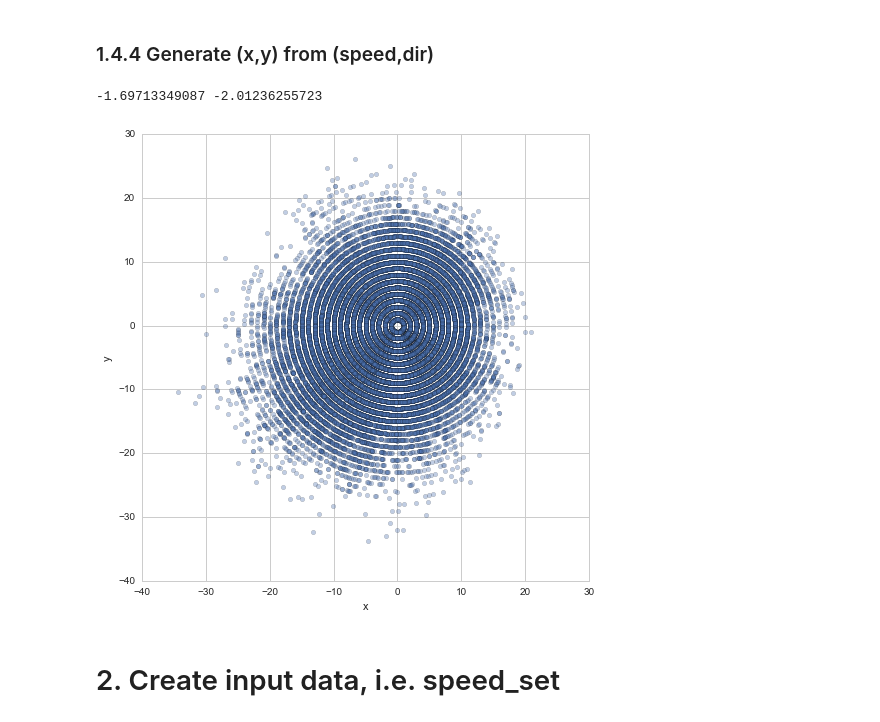
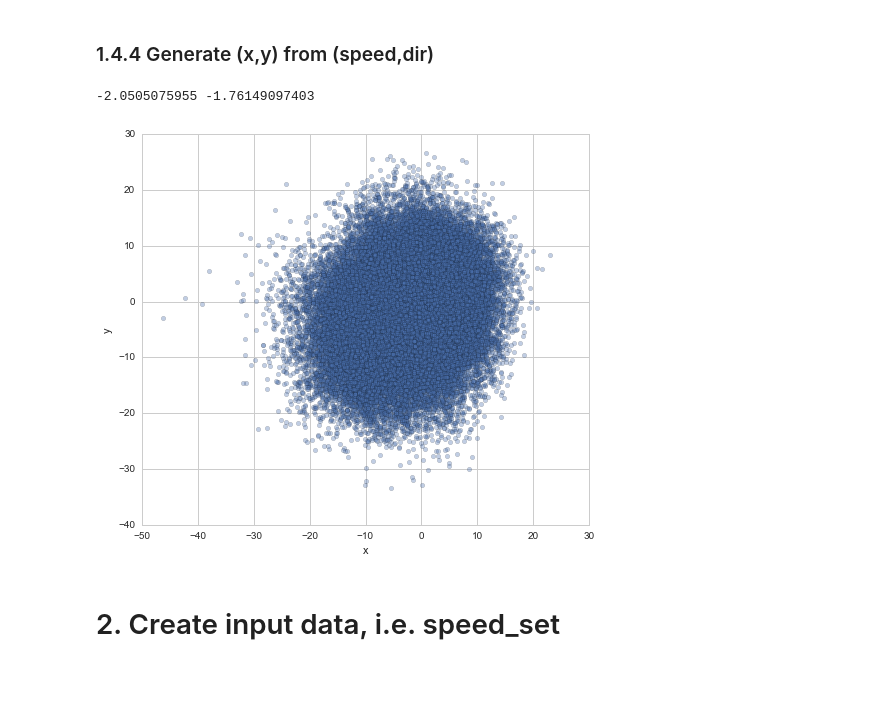
Before and after one commit to cqcn1991/Wind-Speed-Analysis, a Jupyter notebook: time_shift.ipynb, the cells around one changed output. Saved outputs shown, nothing was run; the diff lists cells and outputs as text; code cells hidden in the pictures; blank space fills up the shorter version.

```diff
--- a/time_shift.ipynb
+++ b/time_shift.ipynb
@@ -351,8 +413,10 @@ Name: dir, dtype: int64
 ### 1.4.3 Re-distribute Direction, within each sector (optional)
 e.g. Dir 50 -> -45 ~ 55, to make KDE result better
 # %%
-def randomize_angle(df):
-    df['dir_ran'] = df['dir'].apply(lambda x: (x + np.random.uniform(-5,5))% 360)
+sector_length = 10 if not cn_database else 22.5
+
+def randomize_angle(df, sector_length = 10):
+    df['dir_ran'] = df['dir'].apply(lambda x: (x + np.random.uniform(-sector_length/2,sector_length/2))% 360)
 
     bins=np.arange(0, 360+10, 5)
     df['dir'].hist(bins=bins, alpha=0.5,figsize=(15, 6))
@@ -365,5 +429,5 @@ def randomize_angle(df):
 # %%
 # Randomize the angle degree, to form a better KDE estimation
 df['dir_int'] = df['dir']
-df = randomize_angle(df)
+df = randomize_angle(df, sector_length)
 # %% [output]
@@ -370,0 +435,17 @@ df = randomize_angle(df)
+# %%
+def randomize_speed(df):
+    df['speed_ran'] = df['speed'].apply(lambda x: (x + np.random.uniform(-1,0)))
+
+    bins=np.arange(0, df.speed.max(), 1)
+    df['speed'].hist(bins=bins, alpha=0.5,figsize=(15, 6))
+    bins=np.arange(0, df.speed.max(), 0.5)
+    df['speed_ran'].hist(bins=bins, alpha=0.5,figsize=(15, 6))
+
+    df['speed']=df['speed_ran']
+    df.drop(['speed_ran'], 1,inplace=True)
+    return df
+# %%
+# Each original cell is split between the value, # so the peak is shift left
+# e.g. 2 -> (1.5,2), (2,2.5); or 3 -> (2,3)
+df['speed_int'] = df['speed']
+df = randomize_speed(df)
@@ -371,15 +454,15 @@ df = randomize_angle(df)
 # %% [markdown]
 ### 1.4.4 Generate (x,y) from (speed,dir)
 # %%
-df['x'] = df['speed'] * np.cos(df['dir'] * pi / 180.0)
-df['y'] = df['speed'] * np.sin(df['dir'] * pi / 180.0)
+df['x'] = df['speed'] * np.cos(df['dir'] * np.pi / 180.0)
+df['y'] = df['speed'] * np.sin(df['dir'] * np.pi / 180.0)
 fig, ax = plt.subplots(figsize=(8, 8), dpi=80)
 ax.set_aspect('equal')
 df.plot(kind='scatter', x='x', y='y', alpha=0.35, ax=ax)
 print np.mean(df.x), np.mean(df.y)
 # %% [output]
--1.69713349087 -2.01236255723
+-2.0505075955 -1.76149097403
-[figure, old version]
+[figure, new version]
 # %% [markdown]
 # 2. Create input data, i.e. speed_set
 # %%
```
Also changed, not shown: parts of 62 cells of this notebook, 2 other files.
